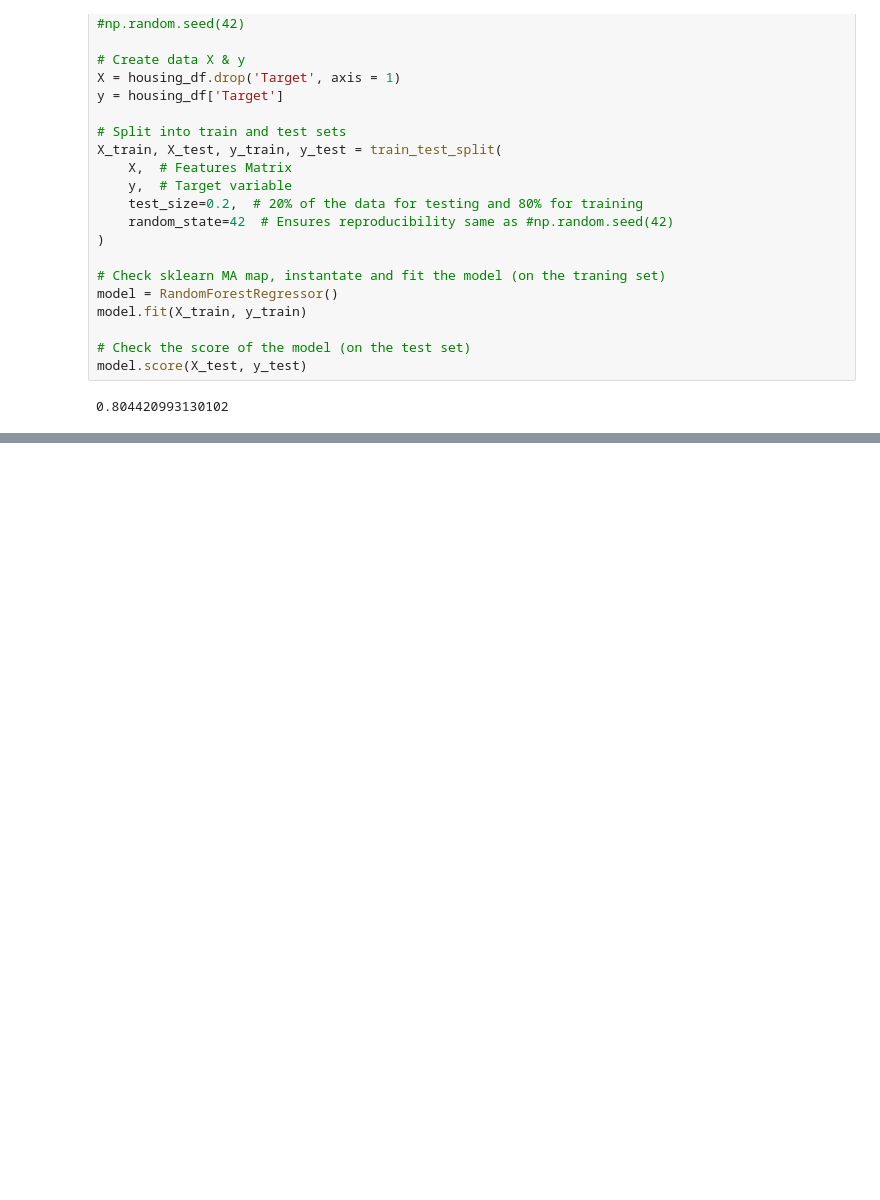
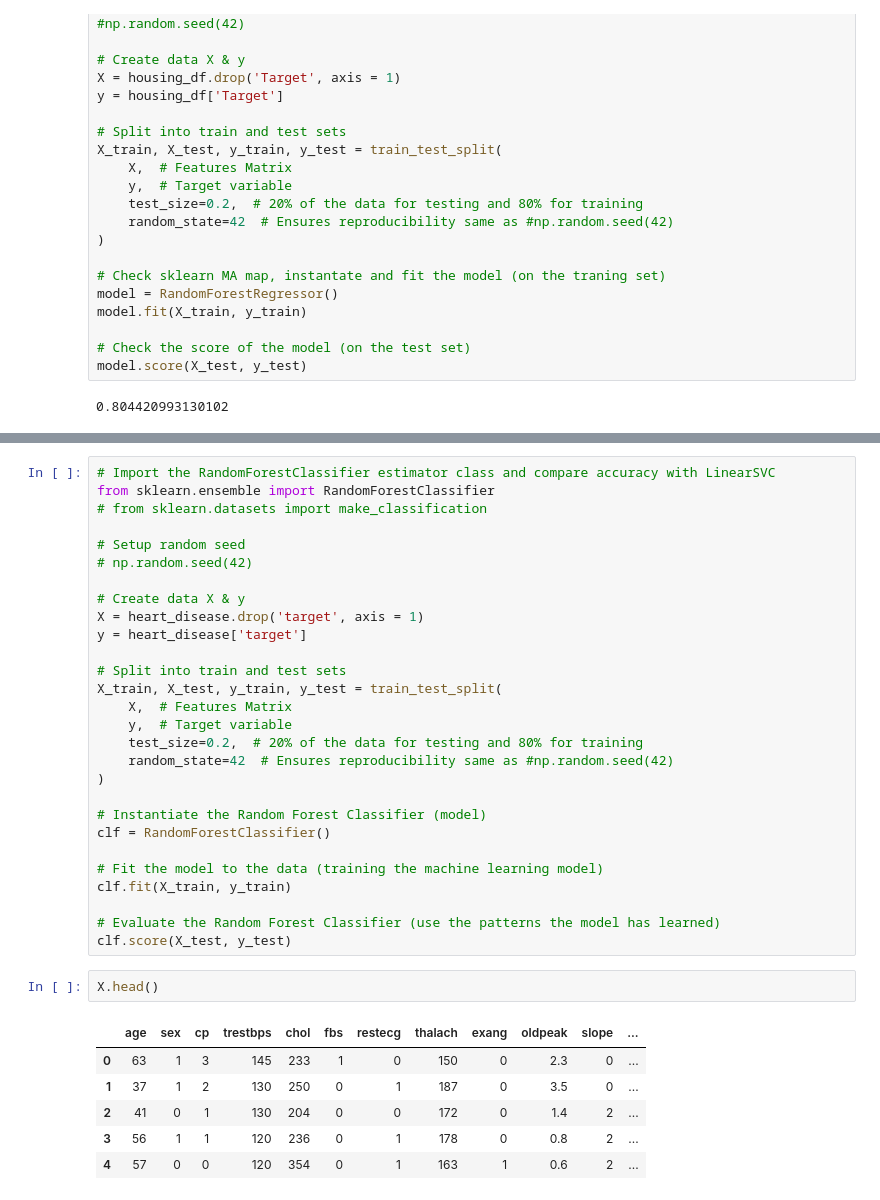
Before and after one commit to calebcharles343/AI_Machine-Leaning_-_Data-Science, a Jupyter notebook: sample_project/introduction-to-scikit-learn.ipynb, the cells around one changed output, grey strips where cells are left out. Drawn from its saved outputs; the diff is of its cells as text; blank space fills up the shorter version.

```diff
--- a/sample_project/introduction-to-scikit-learn.ipynb
+++ b/sample_project/introduction-to-scikit-learn.ipynb
@@ -814,0 +939,37 @@ model.score(X_test, y_test)
+# %%
+# Import the RandomForestClassifier estimator class and compare accuracy with LinearSVC
+from sklearn.ensemble import RandomForestClassifier
+# from sklearn.datasets import make_classification
+
+# Setup random seed
+# np.random.seed(42)
+
+# Create data X & y
+X = heart_disease.drop('target', axis = 1)
+y = heart_disease['target']
+
+# Split into train and test sets
+X_train, X_test, y_train, y_test = train_test_split(
+    X,  # Features Matrix
+    y,  # Target variable
+    test_size=0.2,  # 20% of the data for testing and 80% for training
+    random_state=42  # Ensures reproducibility same as #np.random.seed(42)
+)
+
+# Instantiate the Random Forest Classifier (model)
+clf = RandomForestClassifier()
+
+# Fit the model to the data (training the machine learning model)
+clf.fit(X_train, y_train)
+
+# Evaluate the Random Forest Classifier (use the patterns the model has learned)
+clf.score(X_test, y_test)
+# %%
+X.head()
+# %% [output]
+|  | age | sex | cp | trestbps | chol | fbs | restecg | thalach | exang | oldpeak | slope | ... |
+| 0 | 63 | 1 | 3 | 145 | 233 | 1 | 0 | 150 | 0 | 2.3 | 0 | ... |
+| 1 | 37 | 1 | 2 | 130 | 250 | 0 | 1 | 187 | 0 | 3.5 | 0 | ... |
+| 2 | 41 | 0 | 1 | 130 | 204 | 0 | 0 | 172 | 0 | 1.4 | 2 | ... |
+| 3 | 56 | 1 | 1 | 120 | 236 | 0 | 1 | 178 | 0 | 0.8 | 2 | ... |
+| 4 | 57 | 0 | 0 | 120 | 354 | 0 | 1 | 163 | 1 | 0.6 | 2 | ... |
```
Also changed, not shown: parts of 24 cells of this notebook.
